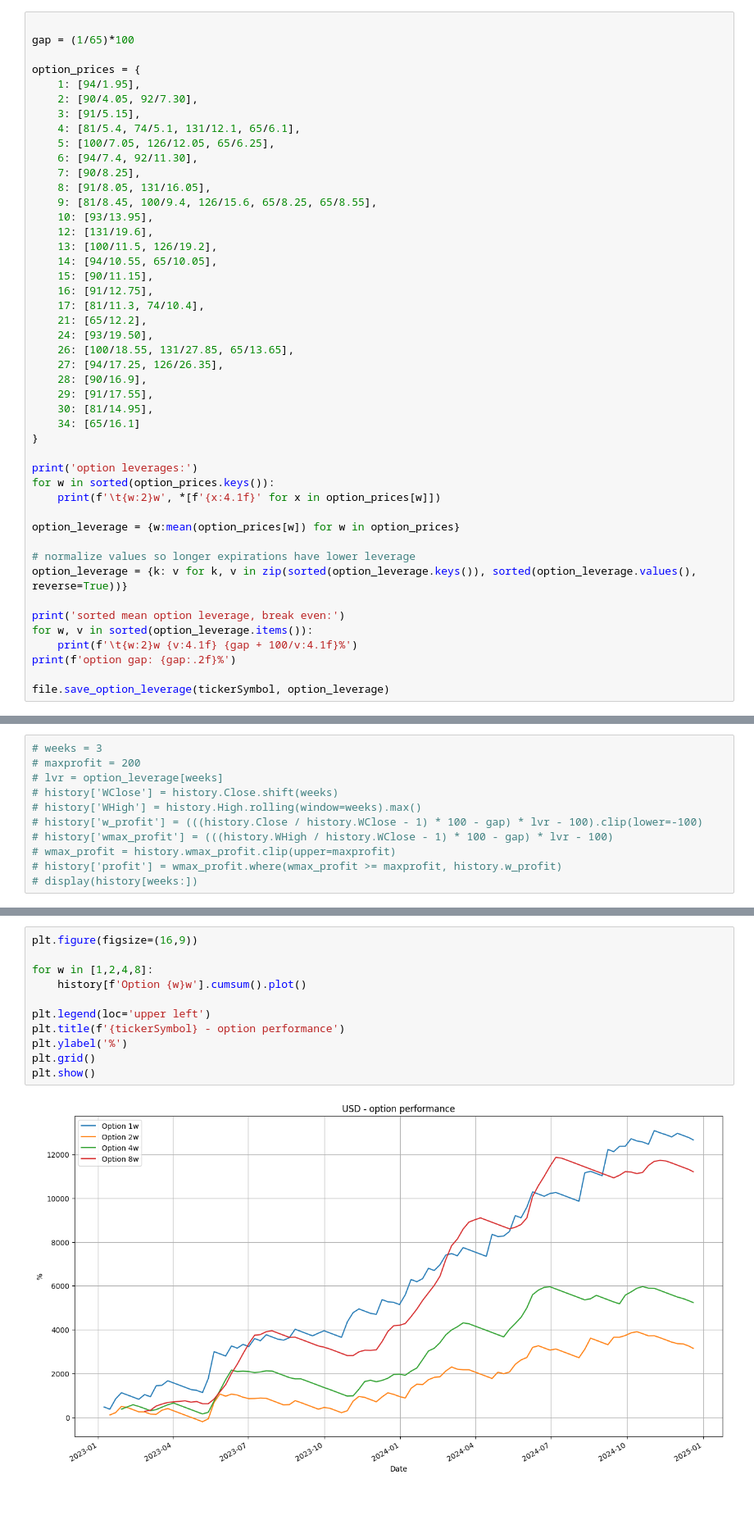
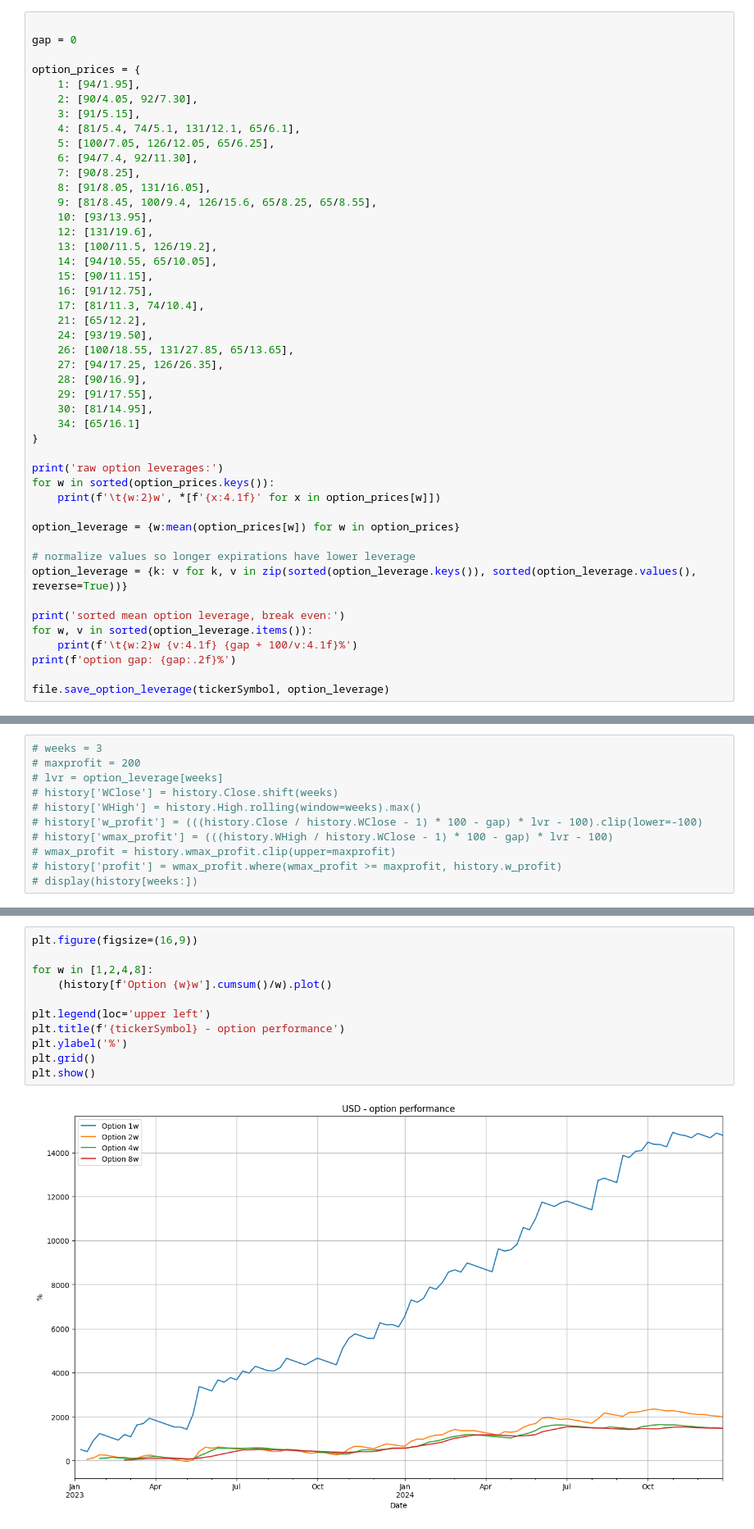
Before and after one commit to dotchev/stox, a Jupyter notebook: weekly-USD.ipynb, the cells around one changed output, grey strips where cells are left out. Shown: that part at 82% size. Drawn from its saved outputs; the diff is of its cells as text; blank space fills up the shorter version.

```diff
--- a/weekly-USD.ipynb
+++ b/weekly-USD.ipynb
@@ -35,6 +18,6 @@ max_weeks = 52
 # %%
 
-gap = (1/65)*100
+gap = 0
 
 option_prices = {
     1: [94/1.95],
@@ -63,7 +46,7 @@ option_prices = {
     34: [65/16.1]
 }
 
-print('option leverages:')
+print('raw option leverages:')
 for w in sorted(option_prices.keys()):
     print(f'\t{w:2}w', *[f'{x:4.1f}' for x in option_prices[w]])
 
@@ -208,16 +192,16 @@ plt.show()
 # %%
 plt.figure(figsize=(16,9))
 
 for w in [1,2,4,8]:
-    history[f'Option {w}w'].cumsum().plot()
+    (history[f'Option {w}w'].cumsum()/w).plot()
 
 plt.legend(loc='upper left')
 plt.title(f'{tickerSymbol} - option performance')
 plt.ylabel('%')
 plt.grid()
 plt.show()
 # %% [output]
-[figure, old version]
+[figure, new version]
 # %%
 plt.figure(figsize=(16,9))
 
```
Also changed, not shown: parts of 8 cells of this notebook, 1 other file.
